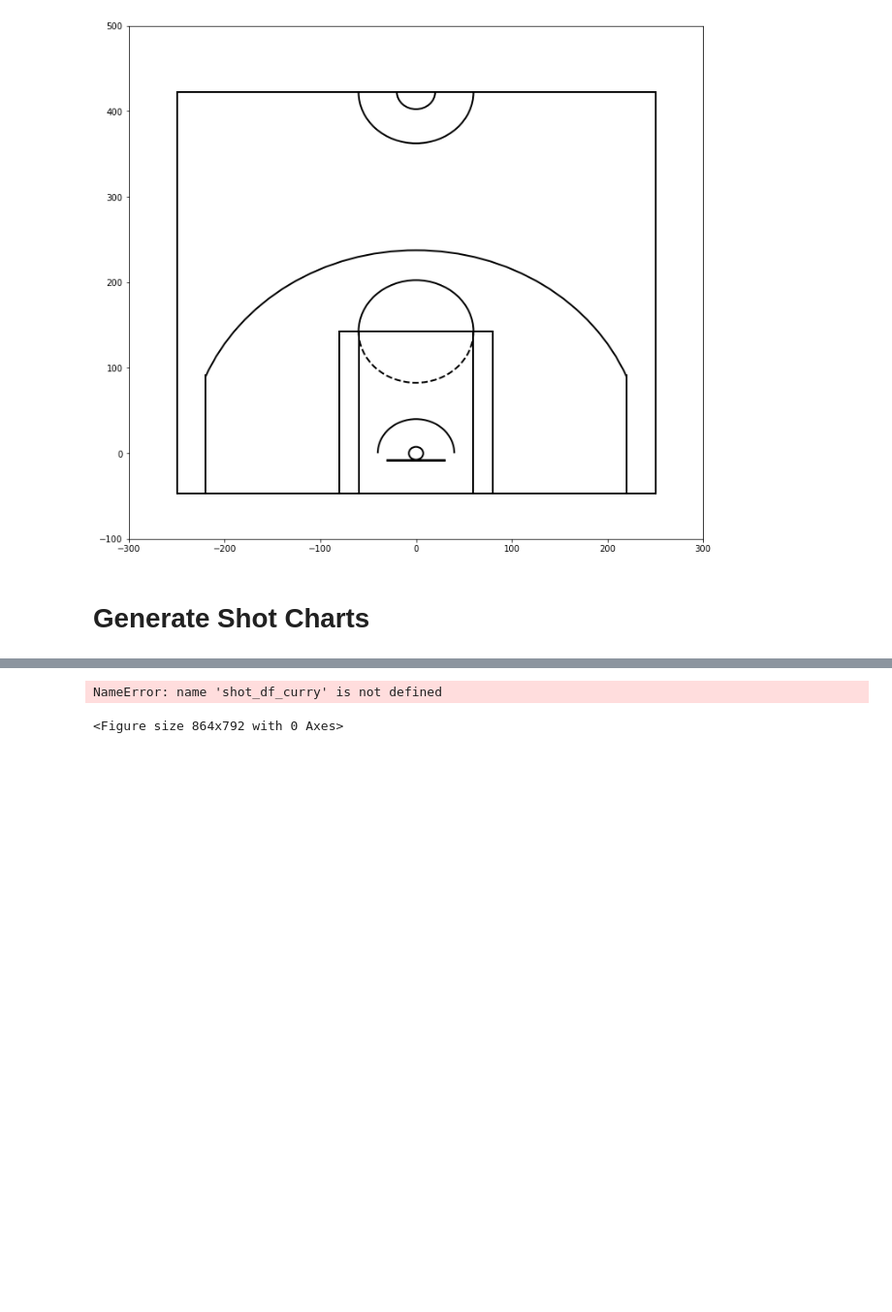
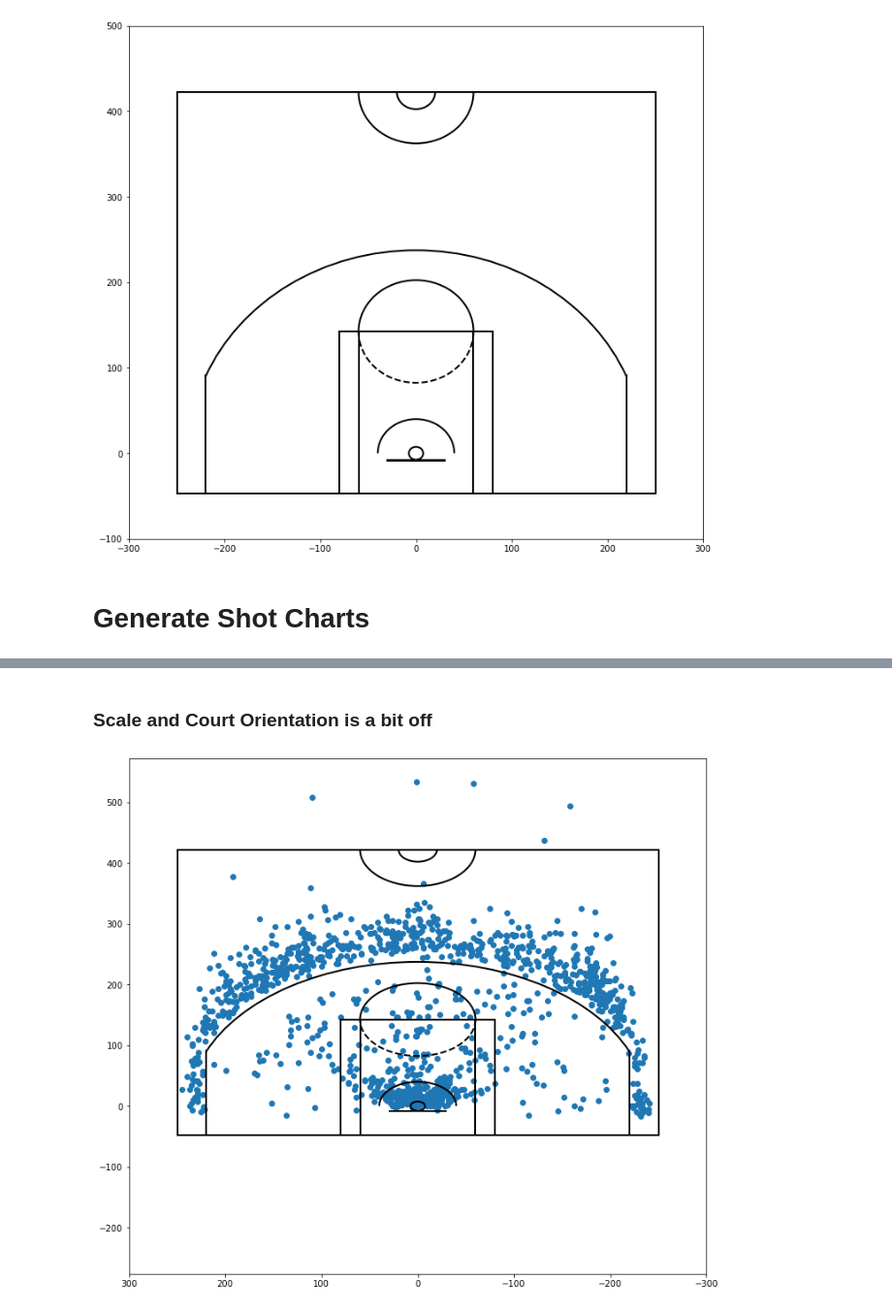
Before and after one commit to aclao89/NBA_ShotChart, a Jupyter notebook: Shot Chart Creation.ipynb, the cells around one changed output, grey strips where cells are left out. Shown at 97% size. Saved outputs shown, nothing was run; the diff lists cells and outputs as text; code cells hidden in the pictures; blank space fills up the shorter version.

Commit message:
Extracts Currys 21-22 Season and flipped court image

```diff
--- a/Shot Chart Creation.ipynb
+++ b/Shot Chart Creation.ipynb
@@ -311,0 +334,4 @@ plt.show()
+# %%
+# Convert the data type of column 'Date' from string (YYYY/MM/DD) to datetime64
+shot_df_curry["GAME_DATE"] =  pd.to_datetime(shot_df_curry["GAME_DATE"], format="%Y/%m/%d")
+shot_df_curry.tail()
@@ -311,0 +366,8 @@ plt.show()
+# %%
+#Use a boolean mask to extract games from the 2021-22 Regular Season
+#greater than the start date and smaller than the end date
+mask = (shot_df_curry['GAME_DATE'] >= "2021-10-19") & (shot_df_curry['GAME_DATE'] <= "2022-04-10")
+
+
+shot_df_curry_21_22_reg = shot_df_curry.loc[mask]
+shot_df_curry_21_22_reg
@@ -312,10 +388,11 @@ plt.show()
+# %% [markdown]
+### Scale and Court Orientation is a bit off
 # %%
 plt.figure(figsize=(12,11))
-plt.scatter(shot_df_curry.LOC_X, shot_df_curry.LOC_Y)
+plt.scatter(shot_df_curry_21_22_reg.LOC_X, shot_df_curry_21_22_reg.LOC_Y)
 draw_court(outer_lines=True)
 # Descending values along the axis from left to right
 plt.xlim(300,-300)
 plt.show()
 # %% [output]
-NameError: name 'shot_df_curry' is not defined
-<Figure size 864x792 with 0 Axes>
+[figure, added]
```
Also changed, not shown: parts of 7 cells of this notebook.
